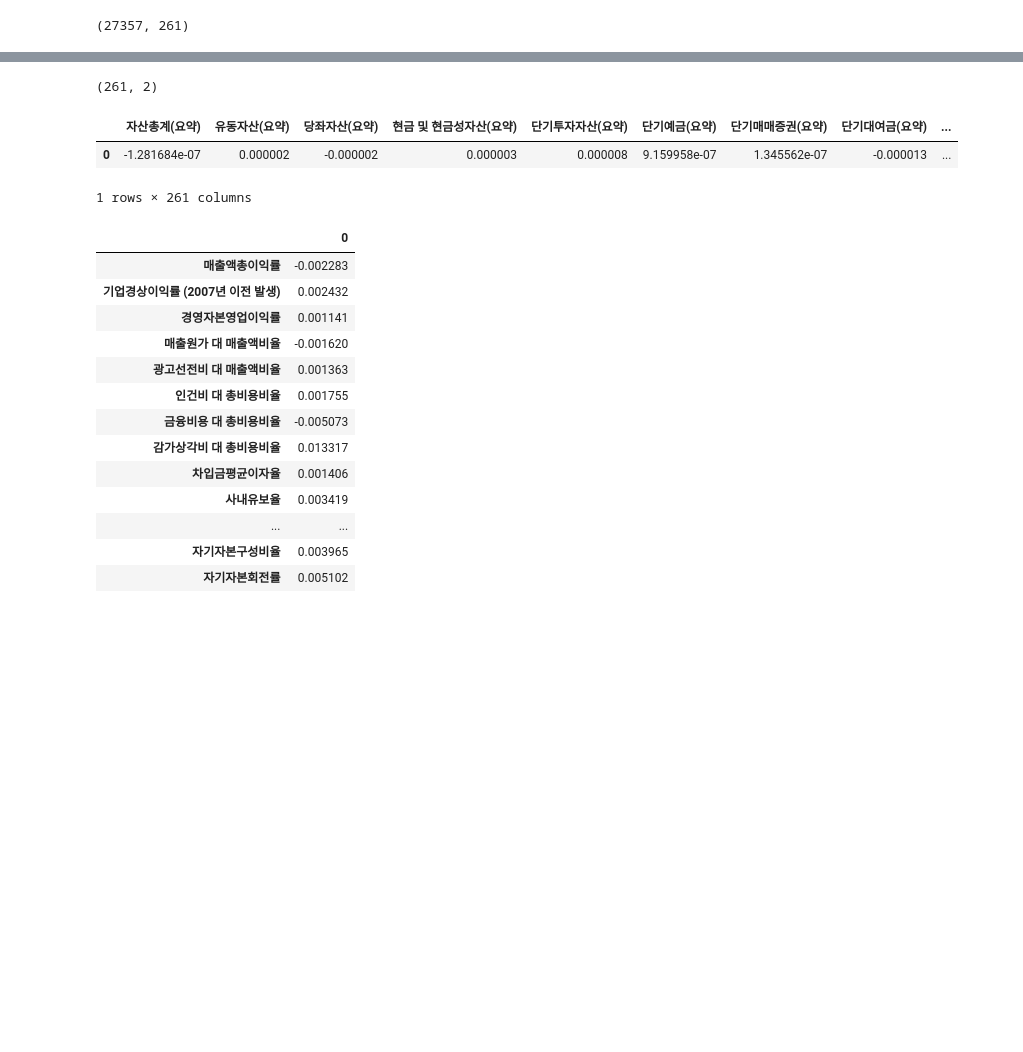
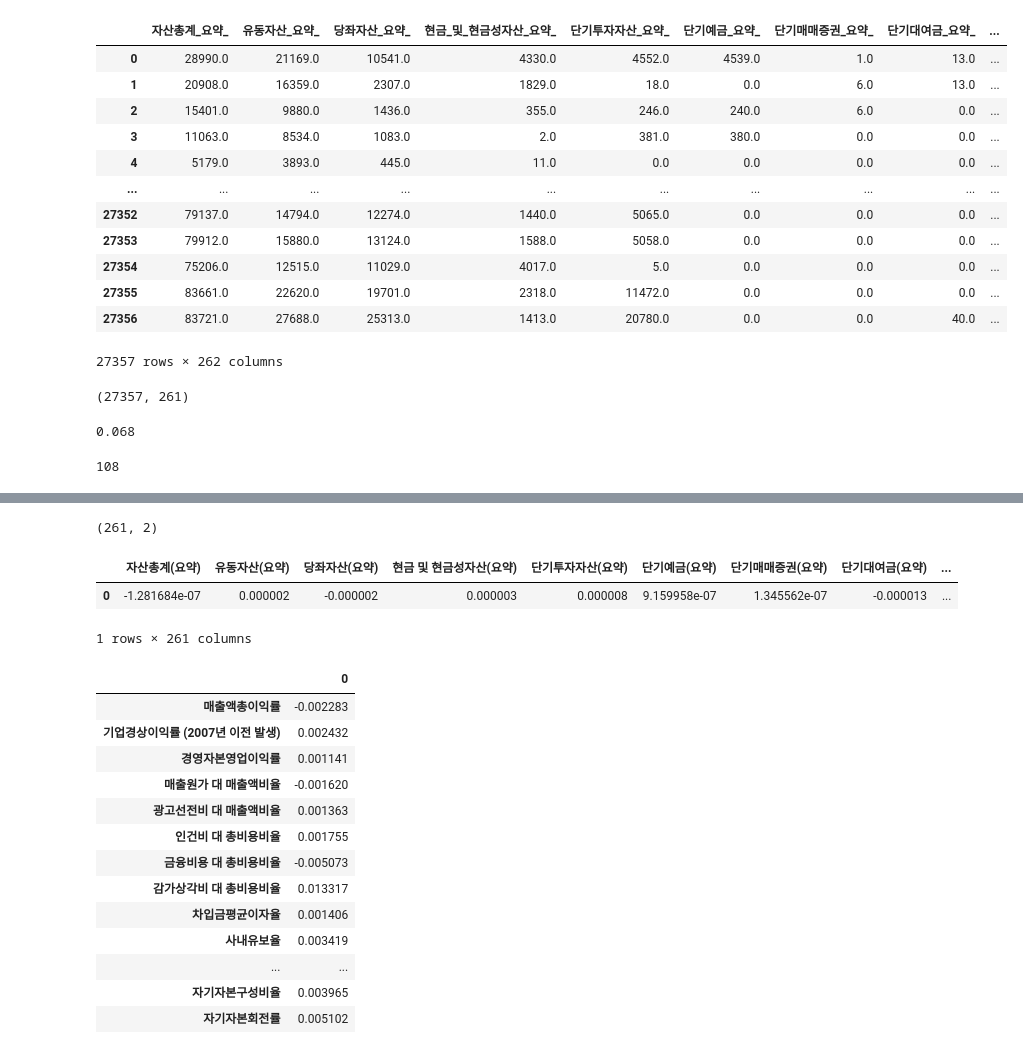
Before and after one commit to JxxHxxx/Ubion-CorporateBankruptcyAnalysis, a Jupyter notebook: Code/SH/feature S oversampling/feature_selection_LASSO.ipynb, the cells around one changed output, grey strips where cells are left out. Cells and saved outputs as stored; diff of their text form; code cells hidden in the pictures; blank space fills up the shorter version.

```diff
--- a/Code/SH/feature S oversampling/feature_selection_LASSO.ipynb
+++ b/Code/SH/feature S oversampling/feature_selection_LASSO.ipynb
@@ -42,6 +40,21 @@ train
 # %%
-col = train.columns[6:267].values.tolist()
-col.append('부도')
+col = df.columns[6:268].values.tolist()
+#col.append('부도')
 # %%
-subset = train[col]
+subset = df[col]
+subset
+# %% [output]
+|  | 자산총계_요약_ | 유동자산_요약_ | 당좌자산_요약_ | 현금_및_현금성자산_요약_ | 단기투자자산_요약_ | 단기예금_요약_ | 단기매매증권_요약_ | 단기대여금_요약_ | ... |
+| 0 | 28990.0 | 21169.0 | 10541.0 | 4330.0 | 4552.0 | 4539.0 | 1.0 | 13.0 | ... |
+| 1 | 20908.0 | 16359.0 | 2307.0 | 1829.0 | 18.0 | 0.0 | 6.0 | 13.0 | ... |
+| 2 | 15401.0 | 9880.0 | 1436.0 | 355.0 | 246.0 | 240.0 | 6.0 | 0.0 | ... |
+| 3 | 11063.0 | 8534.0 | 1083.0 | 2.0 | 381.0 | 380.0 | 0.0 | 0.0 | ... |
+| 4 | 5179.0 | 3893.0 | 445.0 | 11.0 | 0.0 | 0.0 | 0.0 | 0.0 | ... |
+| ... | ... | ... | ... | ... | ... | ... | ... | ... | ... |
+| 27352 | 79137.0 | 14794.0 | 12274.0 | 1440.0 | 5065.0 | 0.0 | 0.0 | 0.0 | ... |
+| 27353 | 79912.0 | 15880.0 | 13124.0 | 1588.0 | 5058.0 | 0.0 | 0.0 | 0.0 | ... |
+| 27354 | 75206.0 | 12515.0 | 11029.0 | 4017.0 | 5.0 | 0.0 | 0.0 | 0.0 | ... |
+| 27355 | 83661.0 | 22620.0 | 19701.0 | 2318.0 | 11472.0 | 0.0 | 0.0 | 0.0 | ... |
+| 27356 | 83721.0 | 27688.0 | 25313.0 | 1413.0 | 20780.0 | 0.0 | 0.0 | 40.0 | ... |
+27357 rows × 262 columns
 # %%
@@ -51,3 +64,17 @@ y = subset['부도']
 X.shape
 # %% [output]
 (27357, 261)
+# %%
+#나중에 alpha 조절해보기
+from sklearn import linear_model
+from sklearn.linear_model import Lasso
+import numpy as np
+lasso = Lasso().fit(X, y)
+print('{:.3f}'.format(lasso.score(X, y)))
+# %% [output]
+0.068
+# %%
+#사용한 변수 개수
+print(np.sum(lasso.coef_ != 0))
+# %% [output]
+108
```
Also changed, not shown: parts of 25 cells of this notebook.
